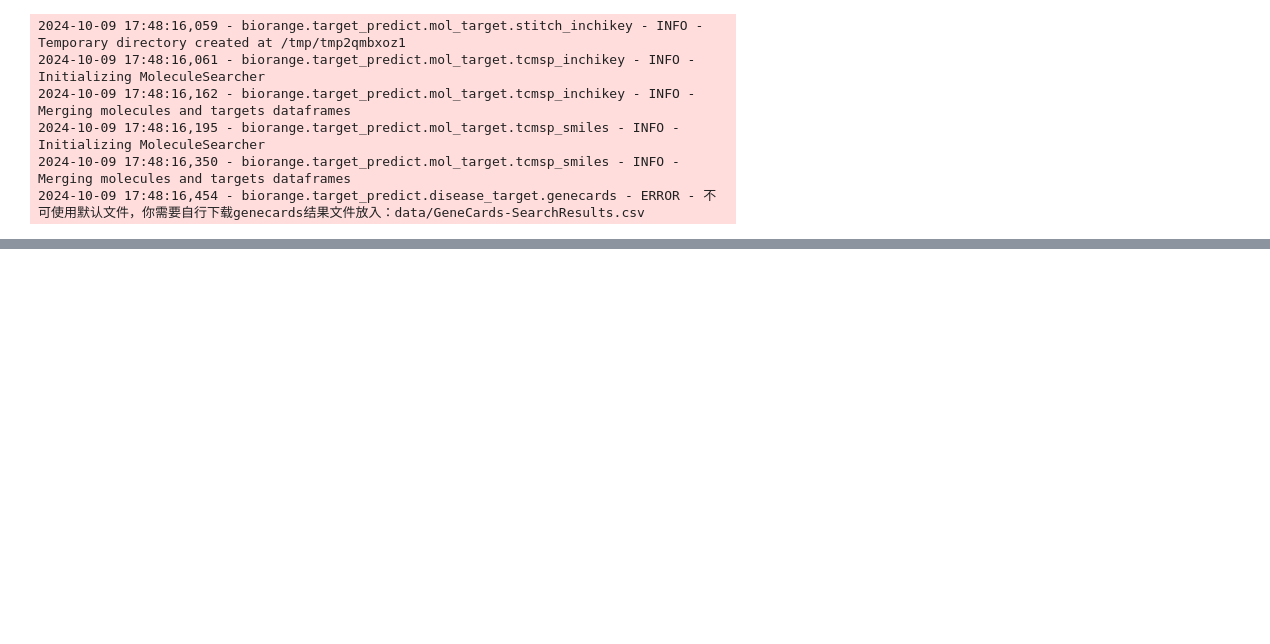
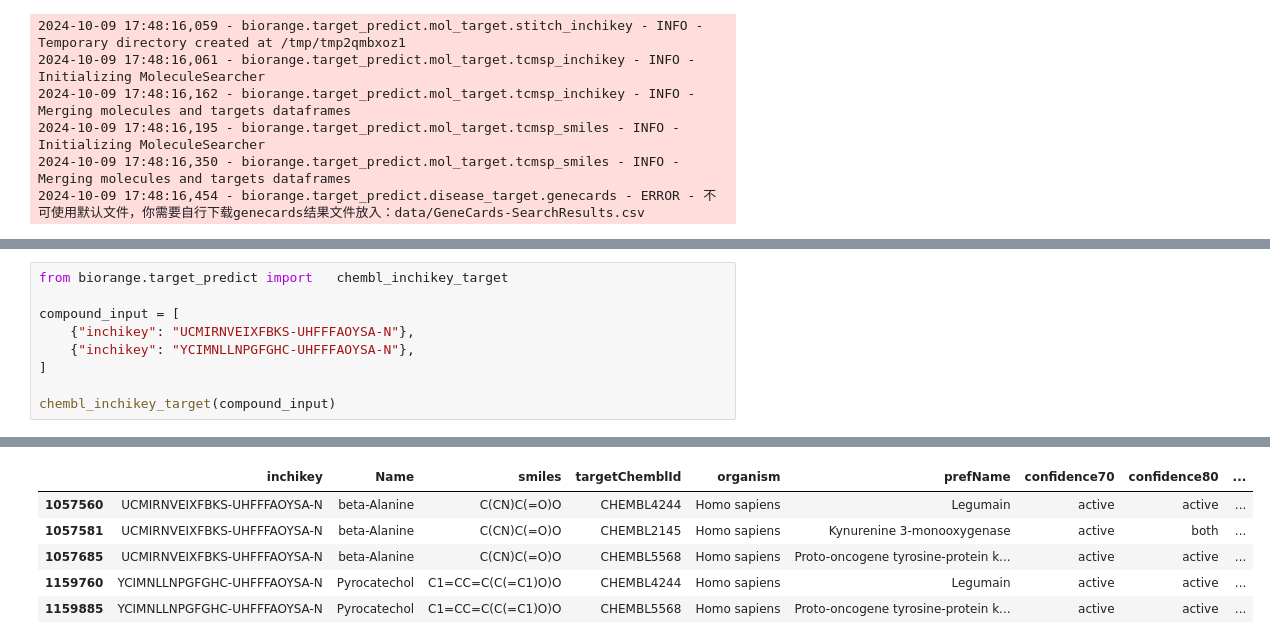
Before and after one commit to sgdscixh/biorange, a Jupyter notebook: notebooks/example.ipynb, the cells around one changed output, grey strips where cells are left out. Drawn from its saved outputs; the diff is of its cells as text; blank space fills up the shorter version.

```diff
--- a/notebooks/example.ipynb
+++ b/notebooks/example.ipynb
@@ -58,3 +58,13 @@ hh
 | 95 | JVBLTQQBEQQLEV-UHFFFAOYSA-N | CCN1CC2(CCC(C34C2C(C(C31)(C5(CC(C... | Delsoline | 467.603 | 0.27100 | 8.0 | 3.0 | ... |
 | 96 | UXYJCYXWJGAKQY-UHFFFAOYSA-N | C1CN2CC3=C(CC2C4=CC5=C(C=C41)OCO5... | Tetrahydrocoptisine | 323.348 | 2.79950 | 5.0 | 0.0 | ... |
 | 98 | RZUHGAKUNBFQJS-UHFFFAOYSA-N | CN1CCC2=CC(=C(C3=C4C=C(C(=CC4=CC1... | Dehydroglaucine | 353.418 | 4.01970 | 5.0 | 0.0 | ... |
+# %%
+from biorange.target_predict import   chembl_inchikey_target
+
+compound_input = [
+    {"inchikey": "UCMIRNVEIXFBKS-UHFFFAOYSA-N"},
+    {"inchikey": "YCIMNLLNPGFGHC-UHFFFAOYSA-N"},
+]
+
+chembl_inchikey_target(compound_input)
+# %% [output]
@@ -60,0 +78,6 @@ hh
+|  | inchikey | Name | smiles | targetChemblId | organism | prefName | confidence70 | confidence80 | ... |
+| 1057560 | UCMIRNVEIXFBKS-UHFFFAOYSA-N | beta-Alanine | C(CN)C(=O)O | CHEMBL4244 | Homo sapiens | Legumain | active | active | ... |
+| 1057581 | UCMIRNVEIXFBKS-UHFFFAOYSA-N | beta-Alanine | C(CN)C(=O)O | CHEMBL2145 | Homo sapiens | Kynurenine 3-monooxygenase | active | both | ... |
+| 1057685 | UCMIRNVEIXFBKS-UHFFFAOYSA-N | beta-Alanine | C(CN)C(=O)O | CHEMBL5568 | Homo sapiens | Proto-oncogene tyrosine-protein k... | active | active | ... |
+| 1159760 | YCIMNLLNPGFGHC-UHFFFAOYSA-N | Pyrocatechol | C1=CC=C(C(=C1)O)O | CHEMBL4244 | Homo sapiens | Legumain | active | active | ... |
+| 1159885 | YCIMNLLNPGFGHC-UHFFFAOYSA-N | Pyrocatechol | C1=CC=C(C(=C1)O)O | CHEMBL5568 | Homo sapiens | Proto-oncogene tyrosine-protein k... | active | active | ... |
```
Also changed, not shown: parts of 1 cell of this notebook, 19 other files.
